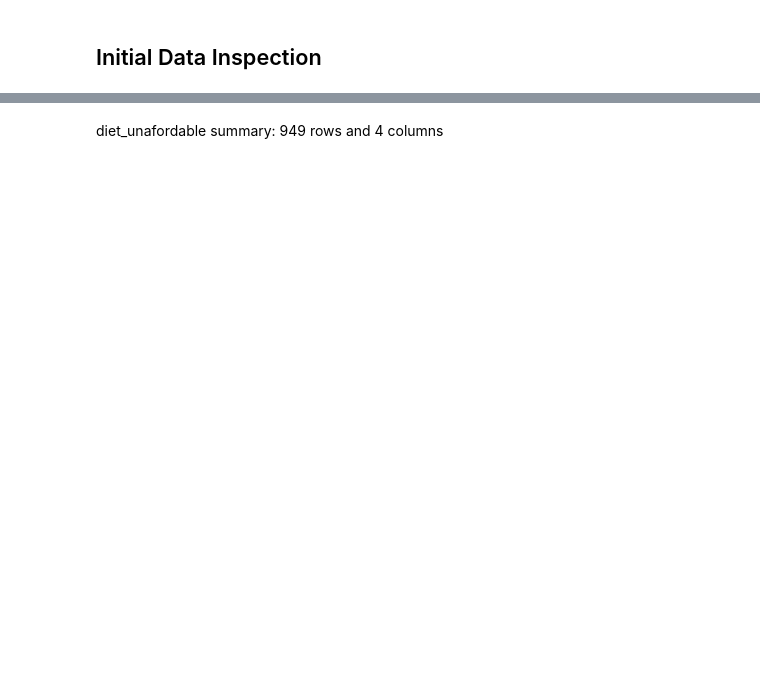
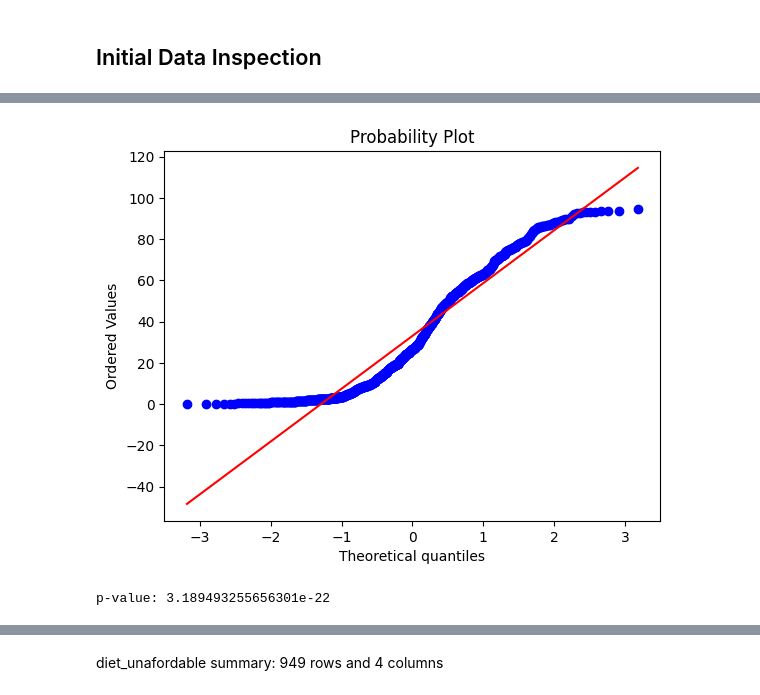
Before and after one commit to pavelvlpavlov/food_diets_eda, a Jupyter notebook: notebooks/initial_data_inspection_pav.ipynb, the cells around one changed output, grey strips where cells are left out. Drawn from its saved outputs; the diff is of its cells as text; code cells hidden in the pictures; blank space fills up the shorter version.

```diff
--- a/notebooks/initial_data_inspection_pav.ipynb
+++ b/notebooks/initial_data_inspection_pav.ipynb
@@ -11,0 +48,15 @@ diet_unafordable
+# %%
+import scipy.stats as stats
+import matplotlib.pyplot as plt
+
+stats.probplot(diet_unafordable['Share of the population who cannot afford a healthy diet'], dist="norm", plot=plt)
+plt.show()
+# %% [output]
+[figure, added]
+# %%
+#Shapiro-Wilk Test
+from scipy.stats import shapiro
+stat, p = shapiro(diet_unafordable['Share of the population who cannot afford a healthy diet'])
+print('p-value:', p)
+# %% [output]
+p-value: 3.189493255656301e-22
```
Also changed, not shown: parts of 16 cells of this notebook, 3 other files.
